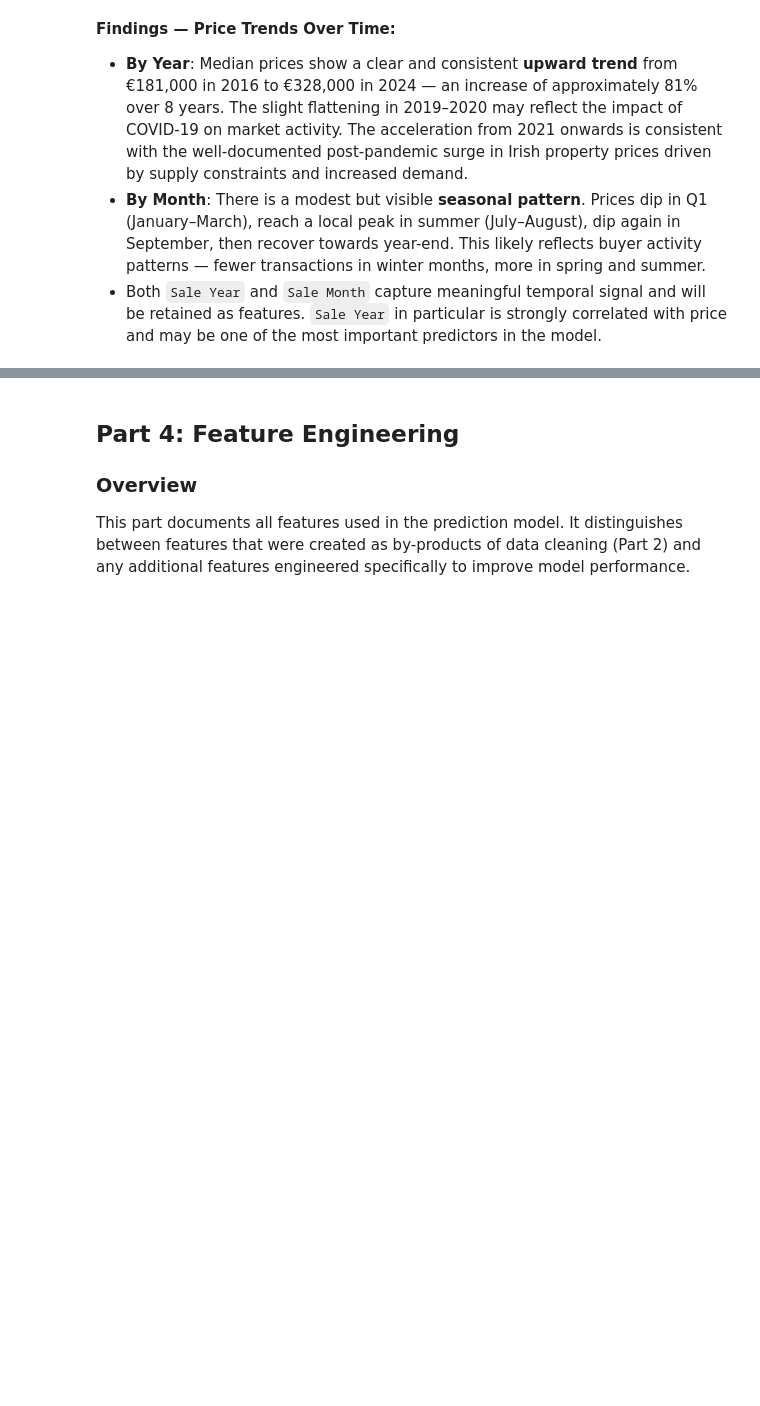
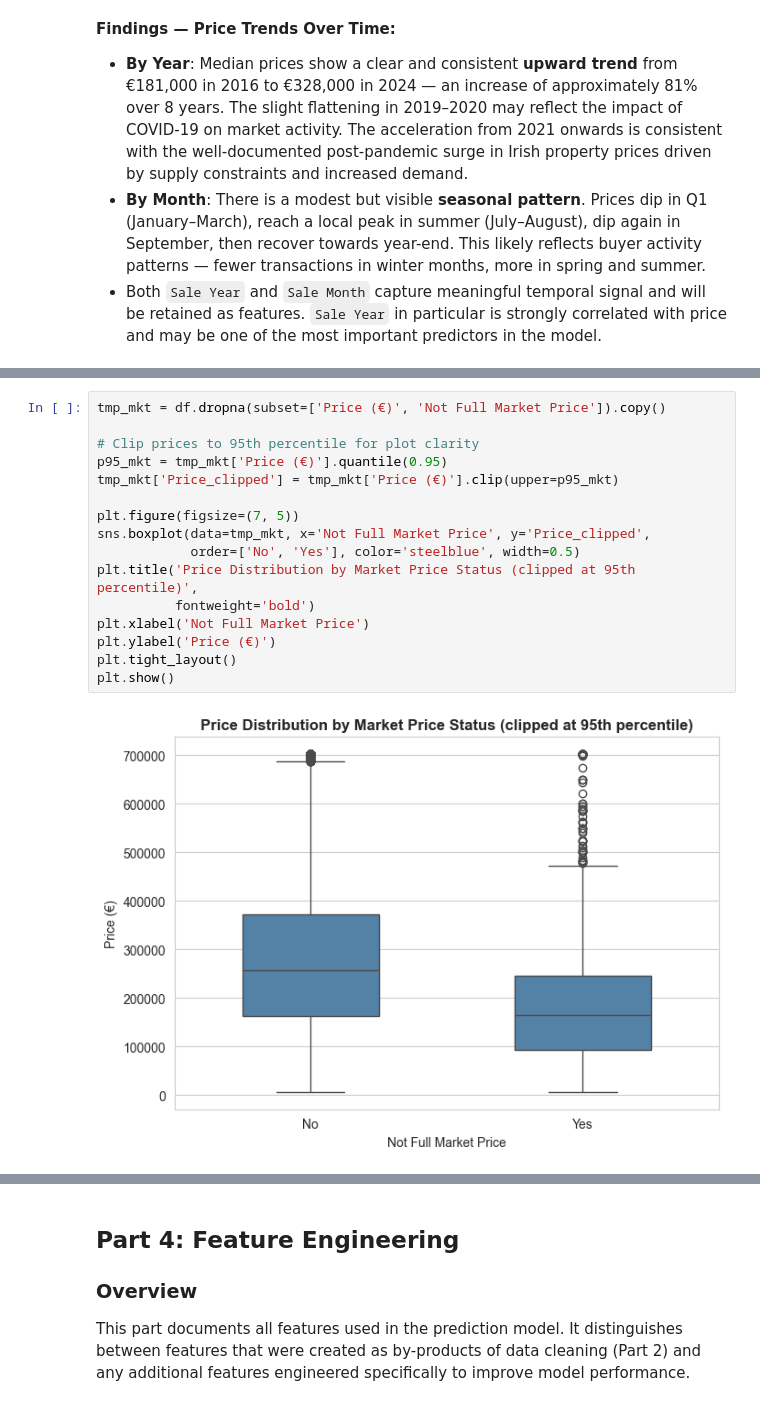
Before and after one commit to ucdda/COMP47350_DataAnalysis, a Jupyter notebook: organize/project.ipynb, the cells around one changed output, grey strips where cells are left out. Saved outputs shown, nothing was run; the diff lists cells and outputs as text; blank space fills up the shorter version.

```diff
--- a/organize/project.ipynb
+++ b/organize/project.ipynb
@@ -1458,0 +1528,18 @@ plt.show()
+# %%
+tmp_mkt = df.dropna(subset=['Price (€)', 'Not Full Market Price']).copy()
+
+# Clip prices to 95th percentile for plot clarity
+p95_mkt = tmp_mkt['Price (€)'].quantile(0.95)
+tmp_mkt['Price_clipped'] = tmp_mkt['Price (€)'].clip(upper=p95_mkt)
+
+plt.figure(figsize=(7, 5))
+sns.boxplot(data=tmp_mkt, x='Not Full Market Price', y='Price_clipped',
+            order=['No', 'Yes'], color='steelblue', width=0.5)
+plt.title('Price Distribution by Market Price Status (clipped at 95th percentile)',
+          fontweight='bold')
+plt.xlabel('Not Full Market Price')
+plt.ylabel('Price (€)')
+plt.tight_layout()
+plt.show()
+# %% [output]
+[figure, added]
```
Also changed, not shown: parts of 9 cells of this notebook.
